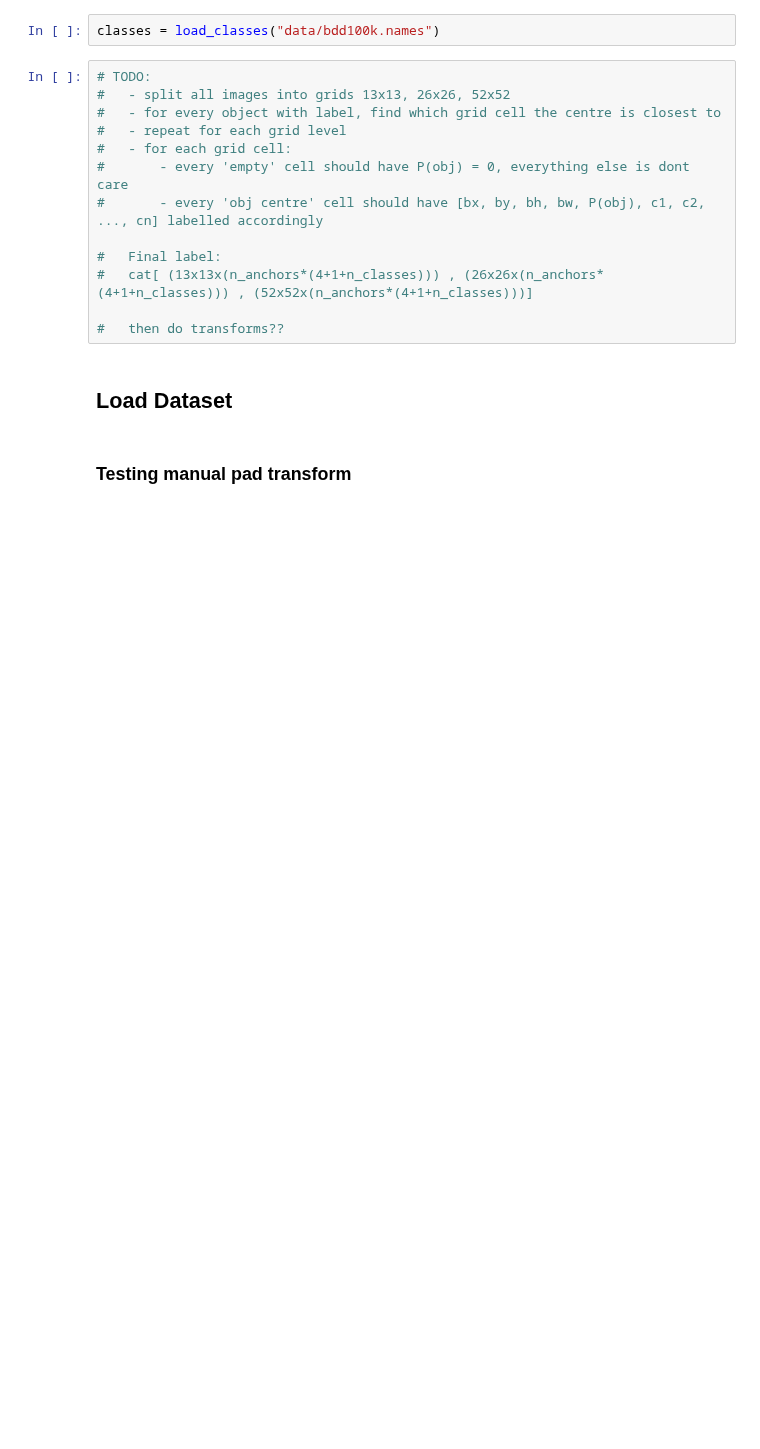
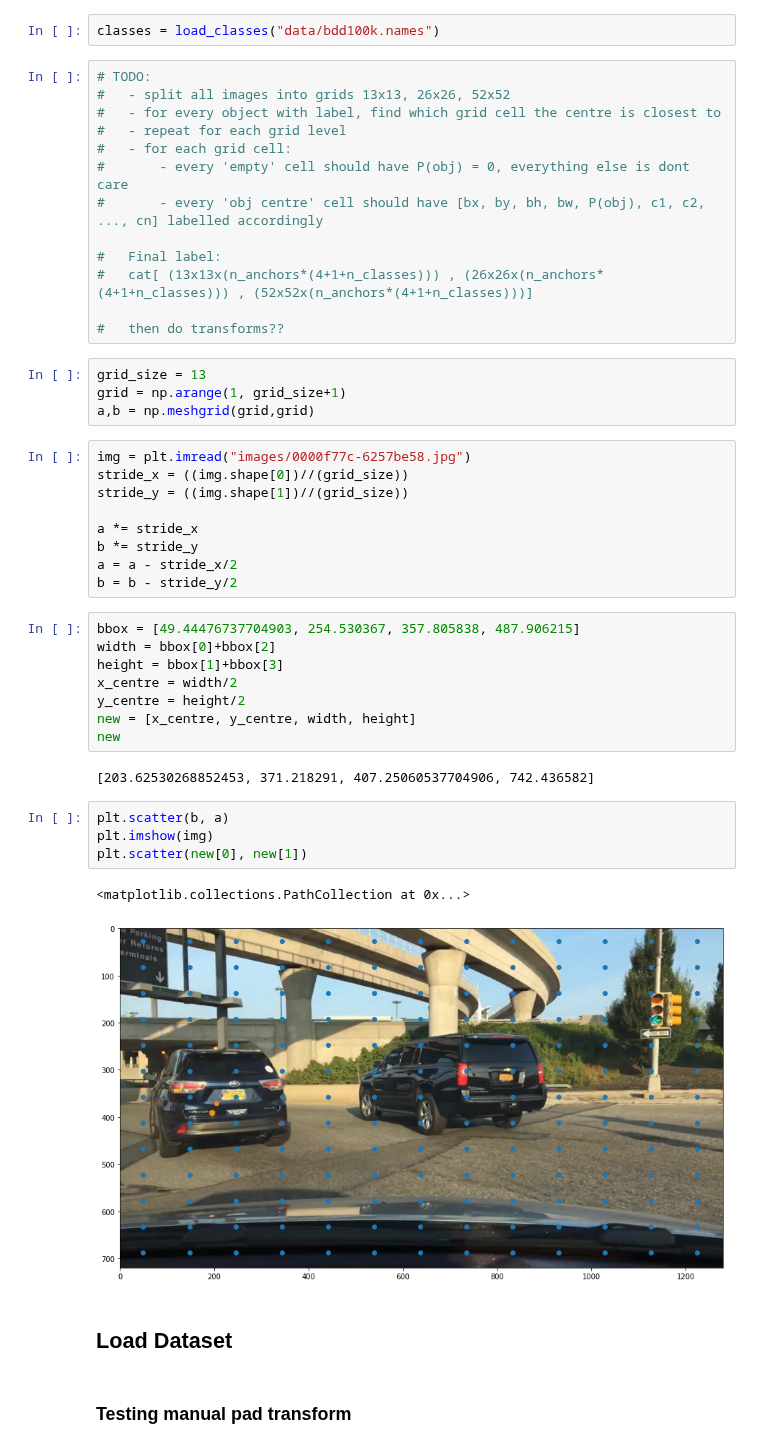
Before and after one commit to Hzye/MCAV_panoptic_perception_network, a Jupyter notebook: test_notebooks/train_testing.ipynb, the cells around one changed output. Cells and saved outputs as stored; diff of their text form; blank space fills up the shorter version.

Commit message:
grid centres

```diff
--- a/test_notebooks/train_testing.ipynb
+++ b/test_notebooks/train_testing.ipynb
@@ -38,6 +38,36 @@ classes = load_classes("data/bdd100k.names")
 #   cat[ (13x13x(n_anchors*(4+1+n_classes))) , (26x26x(n_anchors*(4+1+n_classes))) , (52x52x(n_anchors*(4+1+n_classes)))]
 
 #   then do transforms??
+# %%
+grid_size = 13
+grid = np.arange(1, grid_size+1)
+a,b = np.meshgrid(grid,grid)
+# %%
+img = plt.imread("images/0000f77c-6257be58.jpg")
+stride_x = ((img.shape[0])//(grid_size))
+stride_y = ((img.shape[1])//(grid_size))
+
+a *= stride_x
+b *= stride_y
+a = a - stride_x/2
+b = b - stride_y/2
+# %%
+bbox = [49.44476737704903, 254.530367, 357.805838, 487.906215]
+width = bbox[0]+bbox[2]
+height = bbox[1]+bbox[3]
+x_centre = width/2
+y_centre = height/2
+new = [x_centre, y_centre, width, height]
+new
+# %% [output]
+[203.62530268852453, 371.218291, 407.25060537704906, 742.436582]
+# %%
+plt.scatter(b, a)
+plt.imshow(img)
+plt.scatter(new[0], new[1])
+# %% [output]
+<matplotlib.collections.PathCollection at 0x...>
+[figure, added]
 # %% [markdown]
 ## Load Dataset
 # %% [markdown]
```
